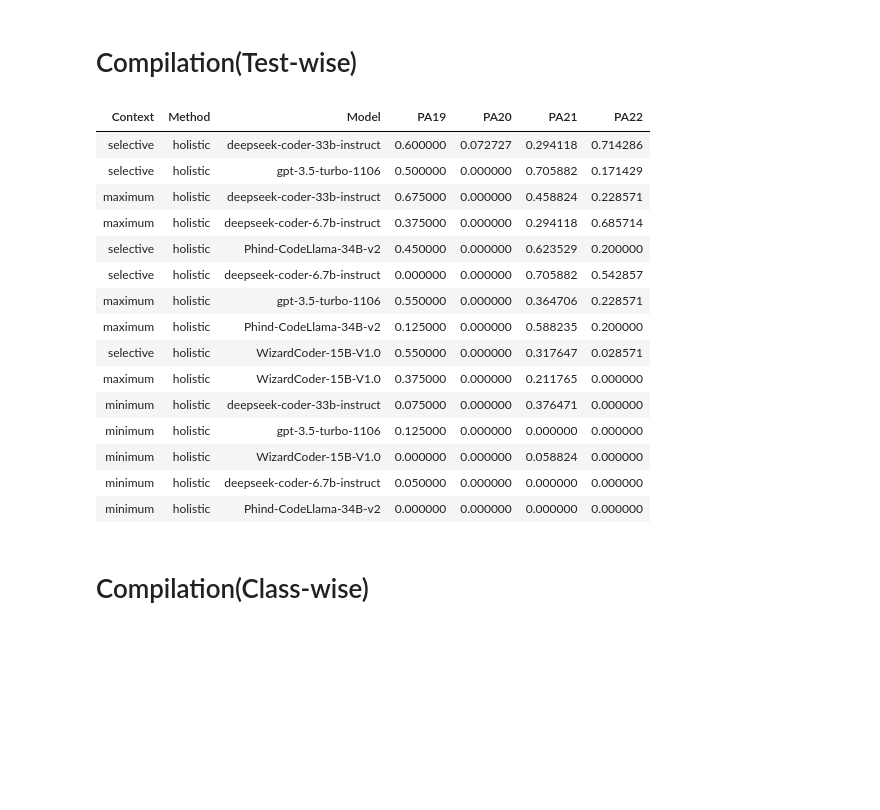
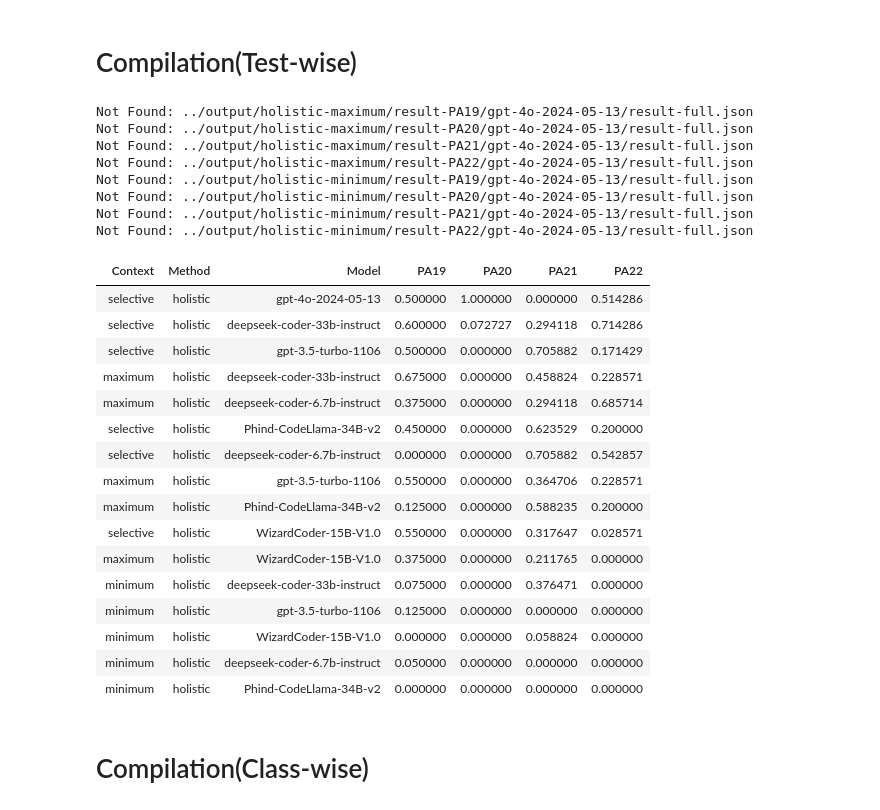
Before and after one commit to AbbasNS/JavaBench, a Jupyter notebook: paper_plot/visual_table_context.ipynb, the cells around one changed output. Cells and saved outputs as stored; diff of their text form; code cells hidden in the pictures; blank space fills up the shorter version.

```diff
--- a/paper_plot/visual_table_context.ipynb
+++ b/paper_plot/visual_table_context.ipynb
@@ -2,6 +2,8 @@
 # Completion(Class-wise)
 # %%
 from visual_table import PA, models, get_lazy_data, concat_df, style_df
+
+nn = 5
 
 def get_df_completion(n = 5, k = 1):
     return concat_df([
@@ -9,6 +11,6 @@ def get_df_completion(n = 5, k = 1):
         get_lazy_data(PA, models, label="holistic-maximum", n = n, k = k),
         get_lazy_data(PA, models, label="holistic-minimum", n = n, k = k),
     ])
-df_completion = get_df_completion(5, 1)
+df_completion = get_df_completion(nn, 1)
 style_df(df_completion)
 # %% [output]
@@ -33,15 +44,24 @@ style_df(df_completion)
 # %%
 from visual_table import PA, models, get_compilation_data, concat_df, style_df
 def get_df_compilation_test_wise(n = 5, k = 1):
     return concat_df([
         get_compilation_data(PA, models, label="holistic-selective", n = n, k = k),
         get_compilation_data(PA, models, label="holistic-maximum", n = n, k = k),
         get_compilation_data(PA, models, label="holistic-minimum", n = n, k = k),
     ])
-df_compilation_test_wise = get_df_compilation_test_wise(5, 1)
+df_compilation_test_wise = get_df_compilation_test_wise(nn, 1)
 style_df(df_compilation_test_wise)
 # %% [output]
+Not Found: ../output/holistic-maximum/result-PA19/gpt-4o-2024-05-13/result-full.json
+Not Found: ../output/holistic-maximum/result-PA20/gpt-4o-2024-05-13/result-full.json
+Not Found: ../output/holistic-maximum/result-PA21/gpt-4o-2024-05-13/result-full.json
+Not Found: ../output/holistic-maximum/result-PA22/gpt-4o-2024-05-13/result-full.json
+Not Found: ../output/holistic-minimum/result-PA19/gpt-4o-2024-05-13/result-full.json
+Not Found: ../output/holistic-minimum/result-PA20/gpt-4o-2024-05-13/result-full.json
+Not Found: ../output/holistic-minimum/result-PA21/gpt-4o-2024-05-13/result-full.json
+Not Found: ../output/holistic-minimum/result-PA22/gpt-4o-2024-05-13/result-full.json
 | Context | Method | Model | PA19 | PA20 | PA21 | PA22 |
+| selective | holistic | gpt-4o-2024-05-13 | 0.500000 | 1.000000 | 0.000000 | 0.514286 |
 | selective | holistic | deepseek-coder-33b-instruct | 0.600000 | 0.072727 | 0.294118 | 0.714286 |
 | selective | holistic | gpt-3.5-turbo-1106 | 0.500000 | 0.000000 | 0.705882 | 0.171429 |
 | maximum | holistic | deepseek-coder-33b-instruct | 0.675000 | 0.000000 | 0.458824 | 0.228571 |
```
Also changed, not shown: parts of 6 cells of this notebook, 18 other files.
